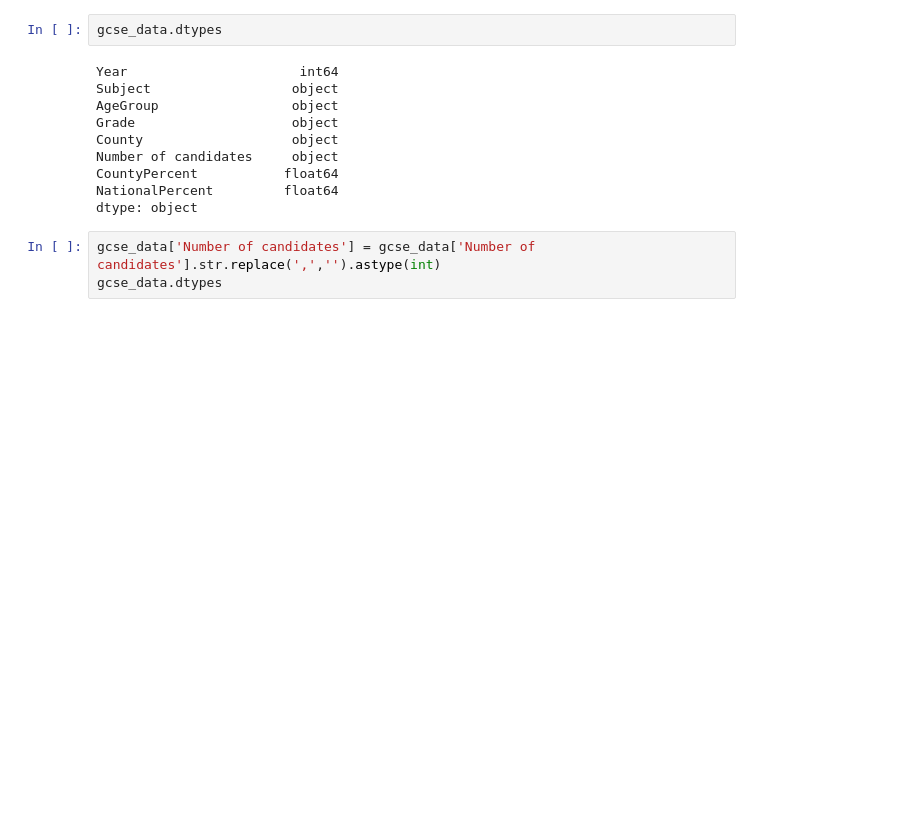
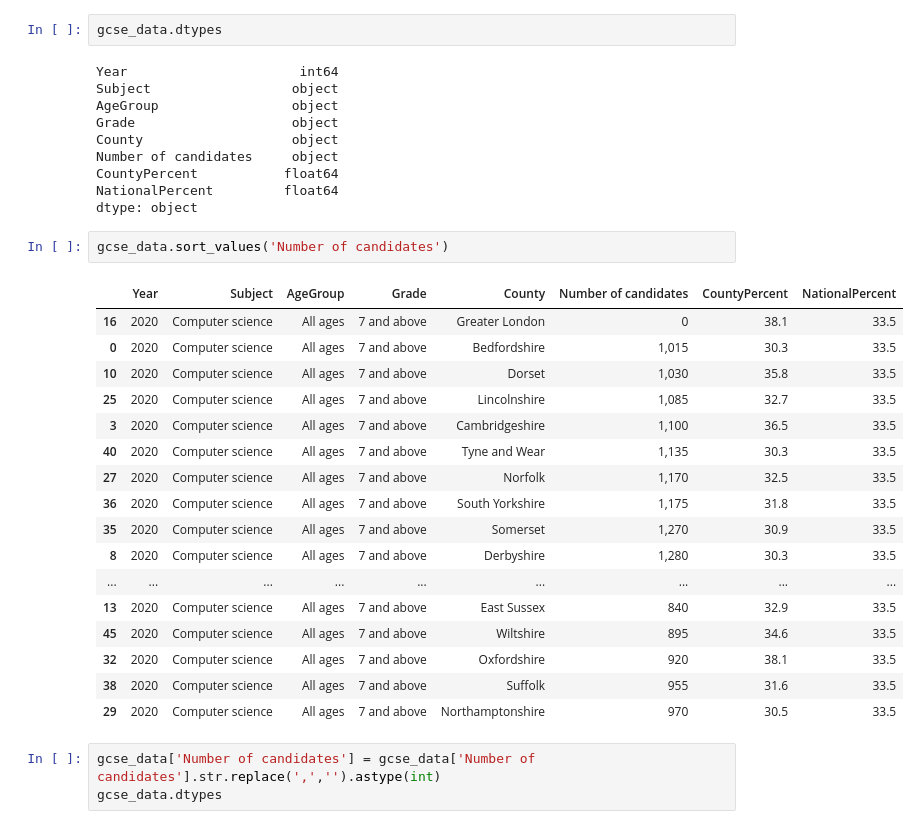
Before and after one commit to GarethAhern/Python, a Jupyter notebook: WhiteHat/Hackathon.ipynb, the cells around one changed output. Cells and saved outputs as stored; diff of their text form; blank space fills up the shorter version.

```diff
--- a/WhiteHat/Hackathon.ipynb
+++ b/WhiteHat/Hackathon.ipynb
@@ -29,6 +29,26 @@ Number of candidates     object
 CountyPercent           float64
 NationalPercent         float64
 dtype: object
+# %%
+gcse_data.sort_values('Number of candidates')
+# %% [output]
+|  | Year | Subject | AgeGroup | Grade | County | Number of candidates | CountyPercent | NationalPercent |
+| 16 | 2020 | Computer science | All ages | 7 and above | Greater London | 0 | 38.1 | 33.5 |
+| 0 | 2020 | Computer science | All ages | 7 and above | Bedfordshire | 1,015 | 30.3 | 33.5 |
+| 10 | 2020 | Computer science | All ages | 7 and above | Dorset | 1,030 | 35.8 | 33.5 |
+| 25 | 2020 | Computer science | All ages | 7 and above | Lincolnshire | 1,085 | 32.7 | 33.5 |
+| 3 | 2020 | Computer science | All ages | 7 and above | Cambridgeshire | 1,100 | 36.5 | 33.5 |
+| 40 | 2020 | Computer science | All ages | 7 and above | Tyne and Wear | 1,135 | 30.3 | 33.5 |
+| 27 | 2020 | Computer science | All ages | 7 and above | Norfolk | 1,170 | 32.5 | 33.5 |
+| 36 | 2020 | Computer science | All ages | 7 and above | South Yorkshire | 1,175 | 31.8 | 33.5 |
+| 35 | 2020 | Computer science | All ages | 7 and above | Somerset | 1,270 | 30.9 | 33.5 |
+| 8 | 2020 | Computer science | All ages | 7 and above | Derbyshire | 1,280 | 30.3 | 33.5 |
+| ... | ... | ... | ... | ... | ... | ... | ... | ... |
+| 13 | 2020 | Computer science | All ages | 7 and above | East Sussex | 840 | 32.9 | 33.5 |
+| 45 | 2020 | Computer science | All ages | 7 and above | Wiltshire | 895 | 34.6 | 33.5 |
+| 32 | 2020 | Computer science | All ages | 7 and above | Oxfordshire | 920 | 38.1 | 33.5 |
+| 38 | 2020 | Computer science | All ages | 7 and above | Suffolk | 955 | 31.6 | 33.5 |
+| 29 | 2020 | Computer science | All ages | 7 and above | Northamptonshire | 970 | 30.5 | 33.5 |
 # %%
 gcse_data['Number of candidates'] = gcse_data['Number of candidates'].str.replace(',','').astype(int)
 gcse_data.dtypes
```
Also changed, not shown: parts of 9 cells of this notebook.
